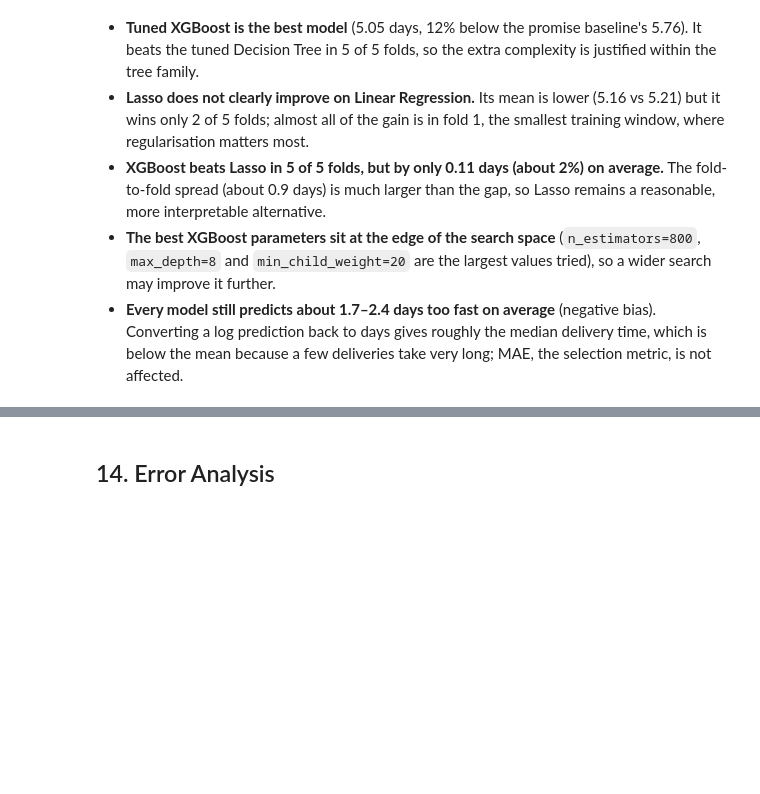
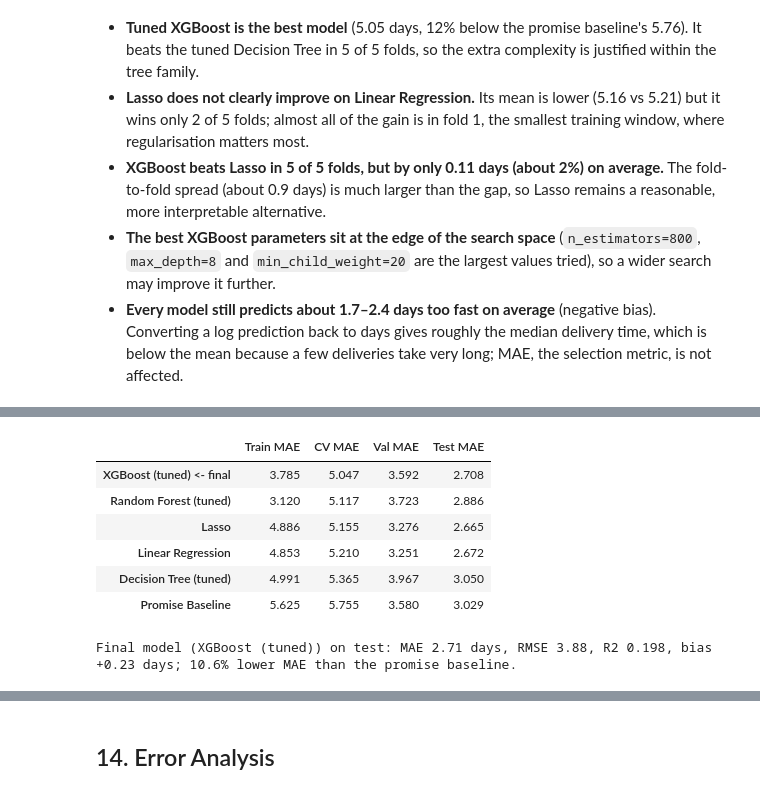
Before and after one commit to zhuamnq/Team2_IT5006_Ecommerce_Analytics_AY2627Sem1, a Jupyter notebook: notebooks/05_regression_delivery_time.ipynb, the cells around one changed output, grey strips where cells are left out. Drawn from its saved outputs; the diff is of its cells as text; code cells hidden in the pictures; blank space fills up the shorter version.

```diff
--- a/notebooks/05_regression_delivery_time.ipynb
+++ b/notebooks/05_regression_delivery_time.ipynb
@@ -591,0 +649,18 @@ XGBoost (tuned) beats Lasso in 5 of 5 folds; mean MAE difference 0.108 days.
+# %%
+majority = CV_FOLDS // 2 + 1
+
+eligible = [
+    name for name in evaluation_models
+    if name != "Promise Baseline"
+    and fold_mae_all[name].lt(fold_mae_all["Promise Baseline"]).sum() >= majority
+    and (
+        name not in family_baseline_tuned
+        or fold_mae_all[name].lt(fold_mae_all[family_baseline_tuned[name]]).sum() >= majority
+    )
+]
+final_model_name = min(eligible, key=lambda name: fold_mae_all[name].mean())
+
+print("Eligible:", eligible)
+print("Excluded:", [name for name in evaluation_models if name not in eligible])
+print("Final model:", final_model_name)
+print("Tuned parameters:", best_params.get(final_model_name.removesuffix(" (tuned)"), "none"))
@@ -591,0 +725,24 @@ XGBoost (tuned) beats Lasso in 5 of 5 folds; mean MAE difference 0.108 days.
+# %%
+train_val_test = validation_summary[["Train MAE", "CV MAE", "Val MAE"]].join(
+    test_summary["MAE"].rename("Test MAE")
+)
+train_val_test.index = [
+    f"{name}  <- final" if name == final_model_name else name for name in train_val_test.index
+]
+display(train_val_test.round(3))
+
+final_test = test_summary.loc[final_model_name]
+print(
+    f"Final model ({final_model_name}) on test: MAE {final_test['MAE']:.2f} days, "
+    f"RMSE {final_test['RMSE']:.2f}, R2 {final_test['R2']:.3f}, bias {final_test['Bias']:+.2f} days; "
+    f"{final_test['MAE improvement vs baseline (%)']:.1f}% lower MAE than the promise baseline."
+)
+# %% [output]
+|  | Train MAE | CV MAE | Val MAE | Test MAE |
+| XGBoost (tuned) <- final | 3.785 | 5.047 | 3.592 | 2.708 |
+| Random Forest (tuned) | 3.120 | 5.117 | 3.723 | 2.886 |
+| Lasso | 4.886 | 5.155 | 3.276 | 2.665 |
+| Linear Regression | 4.853 | 5.210 | 3.251 | 2.672 |
+| Decision Tree (tuned) | 4.991 | 5.365 | 3.967 | 3.050 |
+| Promise Baseline | 5.625 | 5.755 | 3.580 | 3.029 |
+Final model (XGBoost (tuned)) on test: MAE 2.71 days, RMSE 3.88, R2 0.198, bias +0.23 days; 10.6% lower MAE than the promise baseline.
```
Also changed, not shown: parts of 13 cells of this notebook.
